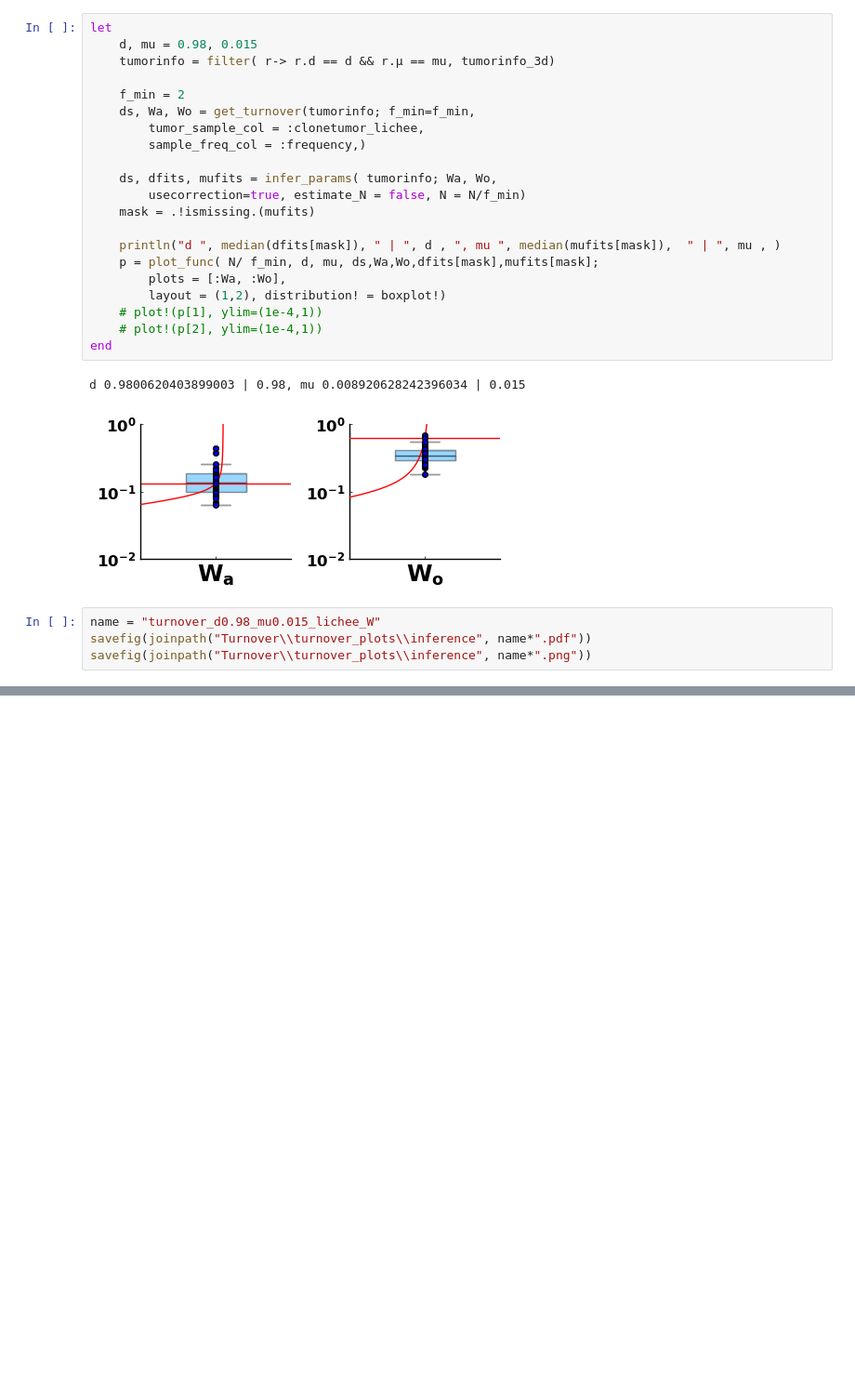
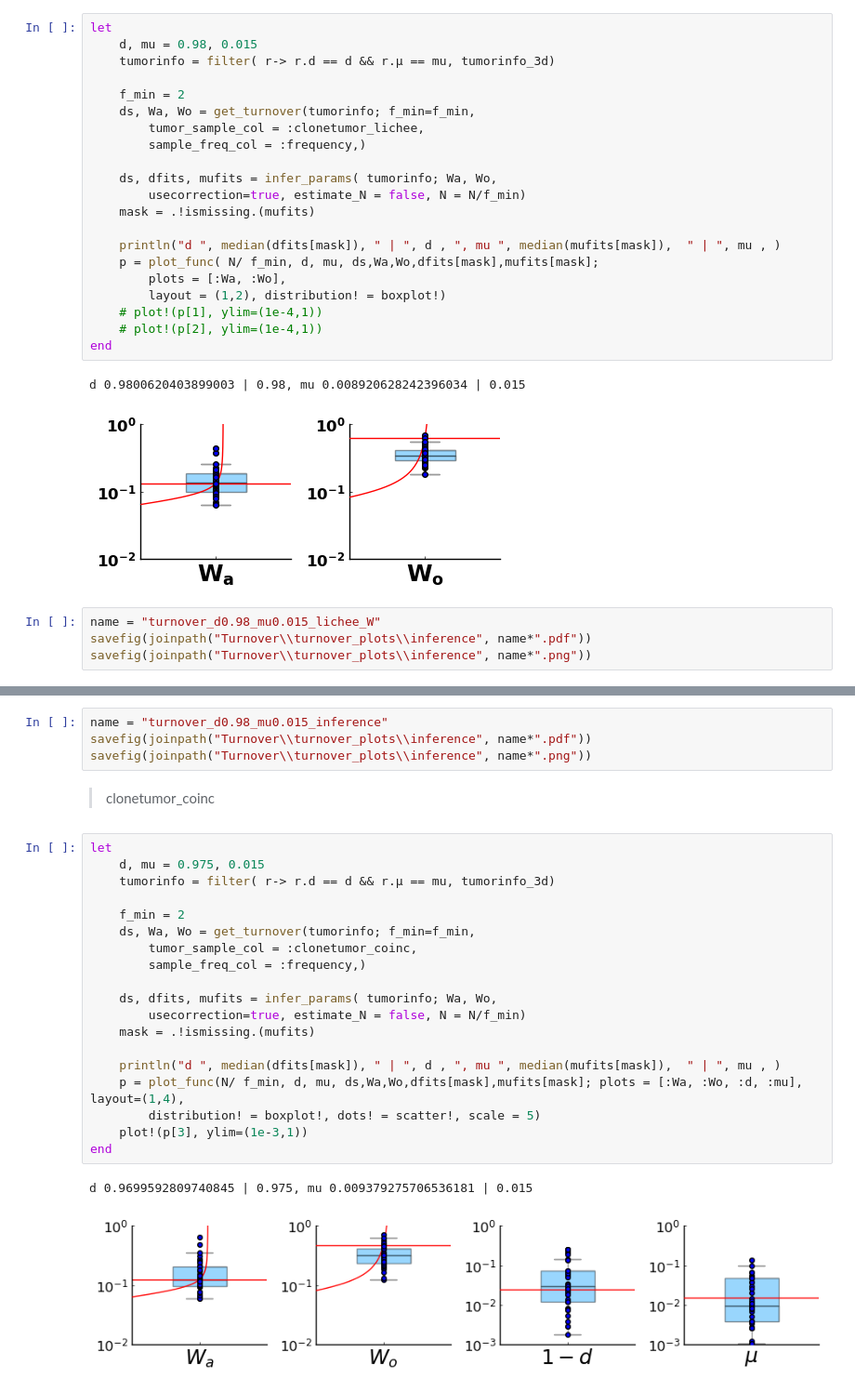
Before and after one commit to aangaji/Turnover, a Jupyter notebook: coinc_vs_lichee.ipynb, the cells around one changed output, grey strips where cells are left out. Shown at 93% size. Drawn from its saved outputs; the diff is of its cells as text; blank space fills up the shorter version.

```diff
--- a/coinc_vs_lichee.ipynb
+++ b/coinc_vs_lichee.ipynb
@@ -1004,0 +1041,28 @@ savefig(joinpath("Turnover\\turnover_plots\\inference", name*".png"))
+# %%
+name = "turnover_d0.98_mu0.015_inference"
+savefig(joinpath("Turnover\\turnover_plots\\inference", name*".pdf"))
+savefig(joinpath("Turnover\\turnover_plots\\inference", name*".png"))
+# %% [markdown]
+> clonetumor_coinc
+# %%
+let
+    d, mu = 0.975, 0.015
+    tumorinfo = filter( r-> r.d == d && r.μ == mu, tumorinfo_3d)
+
+    f_min = 2
+    ds, Wa, Wo = get_turnover(tumorinfo; f_min=f_min,
+        tumor_sample_col = :clonetumor_coinc,
+        sample_freq_col = :frequency,)
+
+    ds, dfits, mufits = infer_params( tumorinfo; Wa, Wo,
+        usecorrection=true, estimate_N = false, N = N/f_min)
+    mask = .!ismissing.(mufits)
+
+    println("d ", median(dfits[mask]), " | ", d , ", mu ", median(mufits[mask]),  " | ", mu , )
+    p = plot_func(N/ f_min, d, mu, ds,Wa,Wo,dfits[mask],mufits[mask]; plots = [:Wa, :Wo, :d, :mu], layout=(1,4),
+        distribution! = boxplot!, dots! = scatter!, scale = 5)
+    plot!(p[3], ylim=(1e-3,1))
+end
+# %% [output]
+d 0.9699592809740845 | 0.975, mu 0.009379275706536181 | 0.015
+[figure, added]
```
Also changed, not shown: parts of 30 cells of this notebook, 37 other files.
